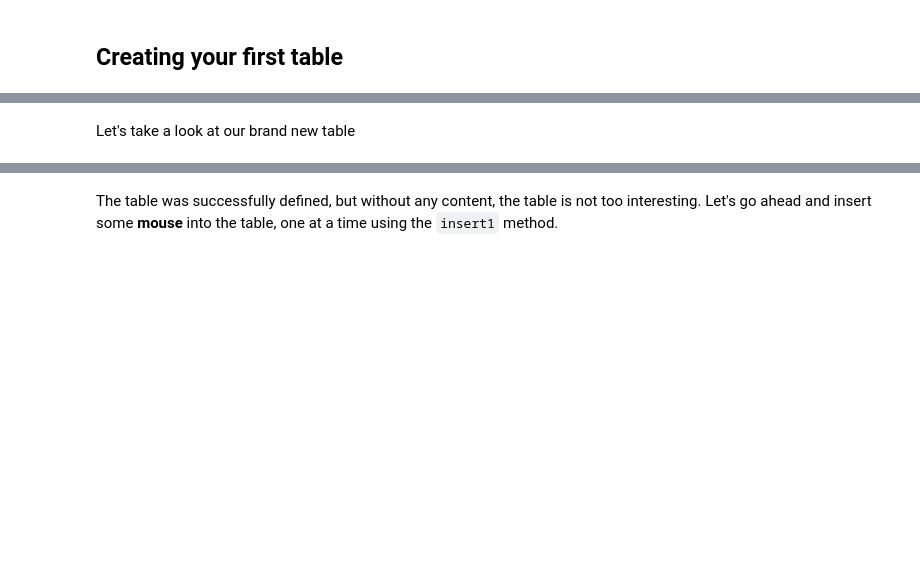
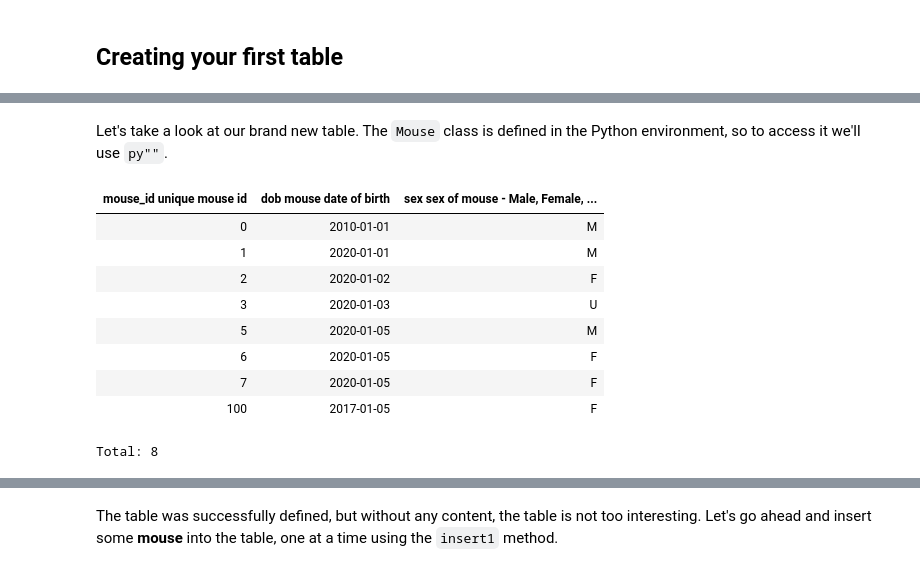
Before and after one commit to datajoint/neuronex_workshop_2018, a Jupyter notebook: julia/01-Getting started with DataJoint.ipynb, the cells around one changed output, grey strips where cells are left out. Saved outputs shown, nothing was run; the diff lists cells and outputs as text; code cells hidden in the pictures; blank space fills up the shorter version.

```diff
--- a/julia/01-Getting started with DataJoint.ipynb
+++ b/julia/01-Getting started with DataJoint.ipynb
@@ -103,2 +237,2 @@ class Mouse(dj.Manual):
 # %% [markdown]
-Let's take a look at our brand new table
+Let's take a look at our brand new table. The `Mouse` class is defined in the Python environment, so to access it we'll use `py""`.
@@ -106,0 +239,14 @@ Mouse()
+# %%
+mouse = py"Mouse"()
+mouse
+# %% [output]
+| mouse_id unique mouse id | dob mouse date of birth | sex sex of mouse - Male, Female, ... |
+| 0 | 2010-01-01 | M |
+| 1 | 2020-01-01 | M |
+| 2 | 2020-01-02 | F |
+| 3 | 2020-01-03 | U |
+| 5 | 2020-01-05 | M |
+| 6 | 2020-01-05 | F |
+| 7 | 2020-01-05 | F |
+| 100 | 2017-01-05 | F |
+Total: 8
```
Also changed, not shown: parts of 32 cells of this notebook.
